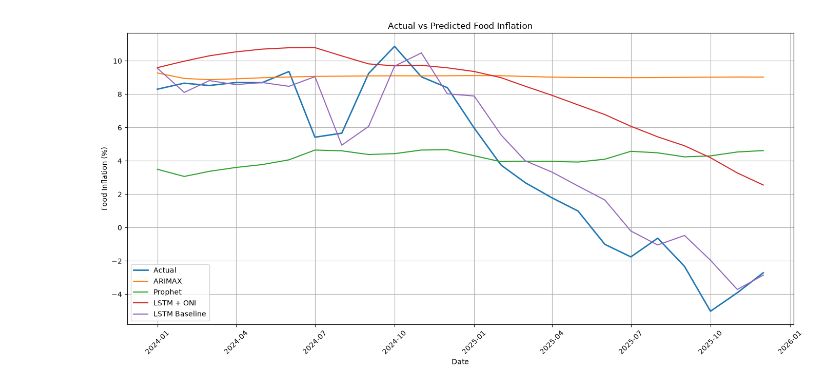
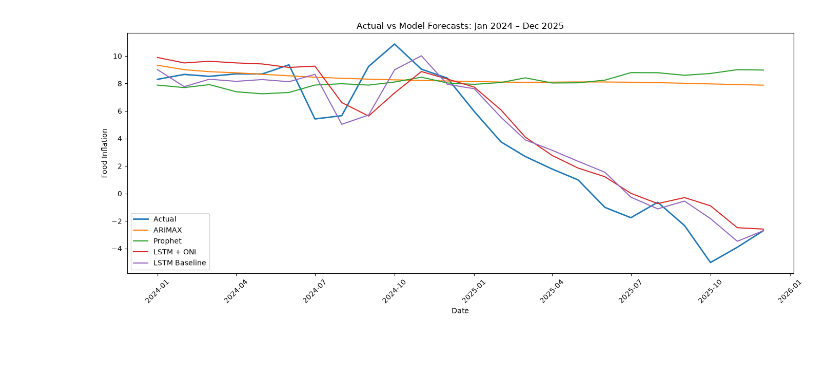
Before and after one commit to AyushTomarOG/Food-Inflation-in-El-Nino, a Jupyter notebook: notebooks/06_model_comparison.ipynb, the cells around one changed output. Cells and saved outputs as stored; diff of their text form; code cells hidden in the pictures; blank space fills up the shorter version.

Commit message:
Done improvement of all the models and Executed final Model Comparison

```diff
--- a/notebooks/06_model_comparison.ipynb
+++ b/notebooks/06_model_comparison.ipynb
@@ -510,0 +31,18 @@ display(metrics_df)
+# %%
+# ============================================
+# LOAD PREDICTION FILES
+# ============================================
+
+arimax_df = pd.read_csv(ARIMAX_PATH)
+prophet_df = pd.read_csv(PROPHET_PATH)
+lstm_oni_df = pd.read_csv(LSTM_ONI_PATH)
+lstm_baseline_df = pd.read_csv(LSTM_BASELINE_PATH)
+
+# Convert dates
+for df in [arimax_df, prophet_df, lstm_oni_df, lstm_baseline_df]:
+    df["date"] = pd.to_datetime(df["date"])
+
+print("ARIMAX shape       :", arimax_df.shape)
+print("Prophet shape      :", prophet_df.shape)
+print("LSTM + ONI shape   :", lstm_oni_df.shape)
+print("LSTM Baseline shape:", lstm_baseline_df.shape)
@@ -511,47 +345,52 @@ display(metrics_df)
 # %%
-#Actual vs predicted food inflation
+# ============================================
+# ACTUAL vs ALL MODEL PREDICTIONS
+# ============================================
 
-plt.figure(figsize=(14, 7))
+plt.figure(figsize=(14, 6))
 
+# Actual
 plt.plot(
-    comparison["date"],
-    comparison["actual"],
+    arimax_df["date"],
+    arimax_df["actual_food_inflation"],
     label="Actual",
     linewidth=2
 )
 
+# ARIMAX
 plt.plot(
-    comparison["date"],
-    comparison["arimax"],
+    arimax_df["date"],
+    arimax_df["predicted_food_inflation"],
     label="ARIMAX"
 )
 
+# Prophet
 plt.plot(
-    comparison["date"],
-    comparison["prophet"],
+    prophet_df["date"],
+    prophet_df["predicted_food_inflation"],
     label="Prophet"
 )
 
+# LSTM + ONI
 plt.plot(
-    comparison["date"],
-    comparison["lstm_oni"],
+    lstm_oni_df["date"],
+    lstm_oni_df["predicted_food_inflation"],
     label="LSTM + ONI"
 )
 
+# LSTM Baseline
 plt.plot(
-    comparison["date"],
-    comparison["lstm_baseline"],
+    lstm_baseline_df["date"],
+    lstm_baseline_df["predicted_food_inflation"],
     label="LSTM Baseline"
 )
 
 plt.xlabel("Date")
-plt.ylabel("Food Inflation (%)")
-plt.title("Actual vs Predicted Food Inflation")
+plt.ylabel("Food Inflation")
+plt.title("Actual vs Model Forecasts: Jan 2024 – Dec 2025")
 plt.legend()
-plt.grid(True)
 plt.xticks(rotation=45)
 plt.tight_layout()
-
 plt.show()
 # %% [output]
-[figure, old version]
+[figure, new version]
```
Also changed, not shown: parts of 31 cells of this notebook, 6 other files.
